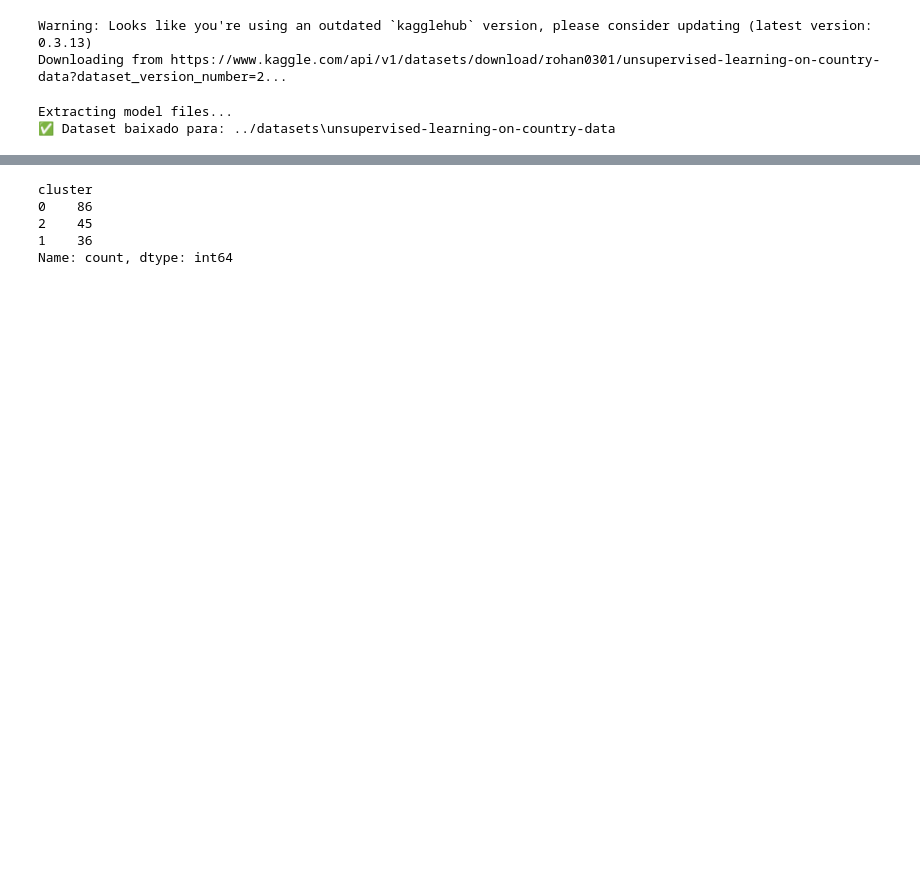
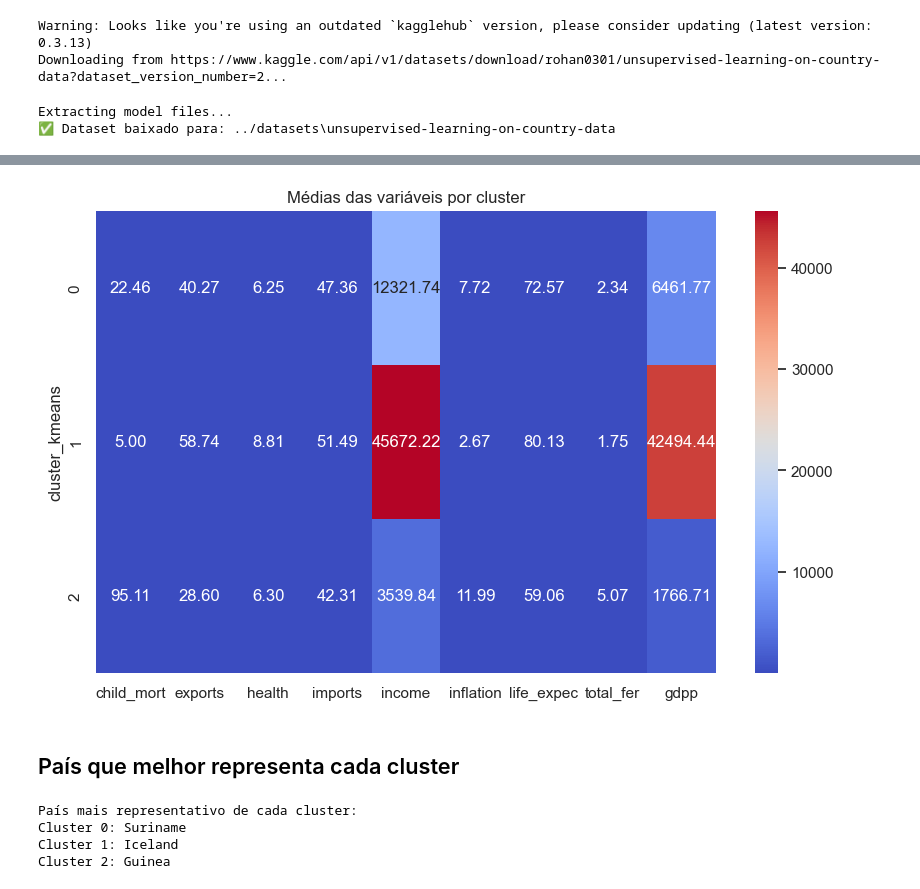
Before and after one commit to sardiva1/infnet-algclust-pd, a Jupyter notebook: notebooks/pd.ipynb, the cells around one changed output, grey strips where cells are left out. Drawn from its saved outputs; the diff is of its cells as text; code cells hidden in the pictures; blank space fills up the shorter version.

```diff
--- a/notebooks/pd.ipynb
+++ b/notebooks/pd.ipynb
@@ -179,9 +174,29 @@ df.head(2)
-# %%
-df['cluster'].value_counts()
-# %% [output]
-cluster
-0    86
-2    45
-1    36
-Name: count, dtype: int64
+# %%
+plt.figure(figsize=(10,6))
+sns.heatmap(cluster_summary, cmap='coolwarm', annot=True, fmt=".2f")
+plt.title('Médias das variáveis por cluster')
+plt.show()
+# %% [output]
+[figure, added]
+# %% [markdown]
+## País que melhor representa cada cluster
+# %%
+# Função para calcular distâncias até os centróides
+distances = kmeans.transform(X_scaled)
+
+# País mais representativo por cluster
+representative_countries = []
+for i in range(3):
+    cluster_indices = df[df['cluster_kmeans'] == i].index
+    closest_index = cluster_indices[np.argmin(distances[cluster_indices, i])]
+    representative_countries.append(df.loc[closest_index, 'country'])
+
+print("País mais representativo de cada cluster:")
+for i, country in enumerate(representative_countries):
+    print(f"Cluster {i}: {country}")
+# %% [output]
+País mais representativo de cada cluster:
+Cluster 0: Suriname
+Cluster 1: Iceland
+Cluster 2: Guinea
 # %%
```
Also changed, not shown: parts of 31 cells of this notebook, 3 other files.
